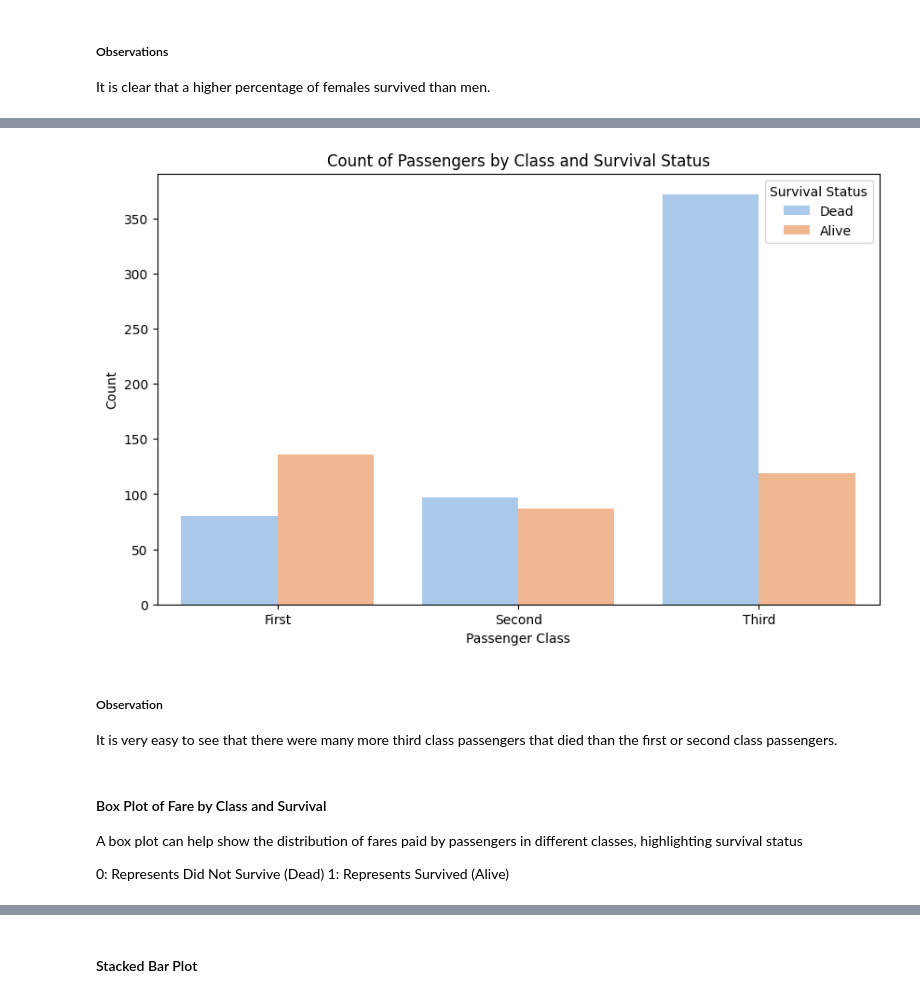
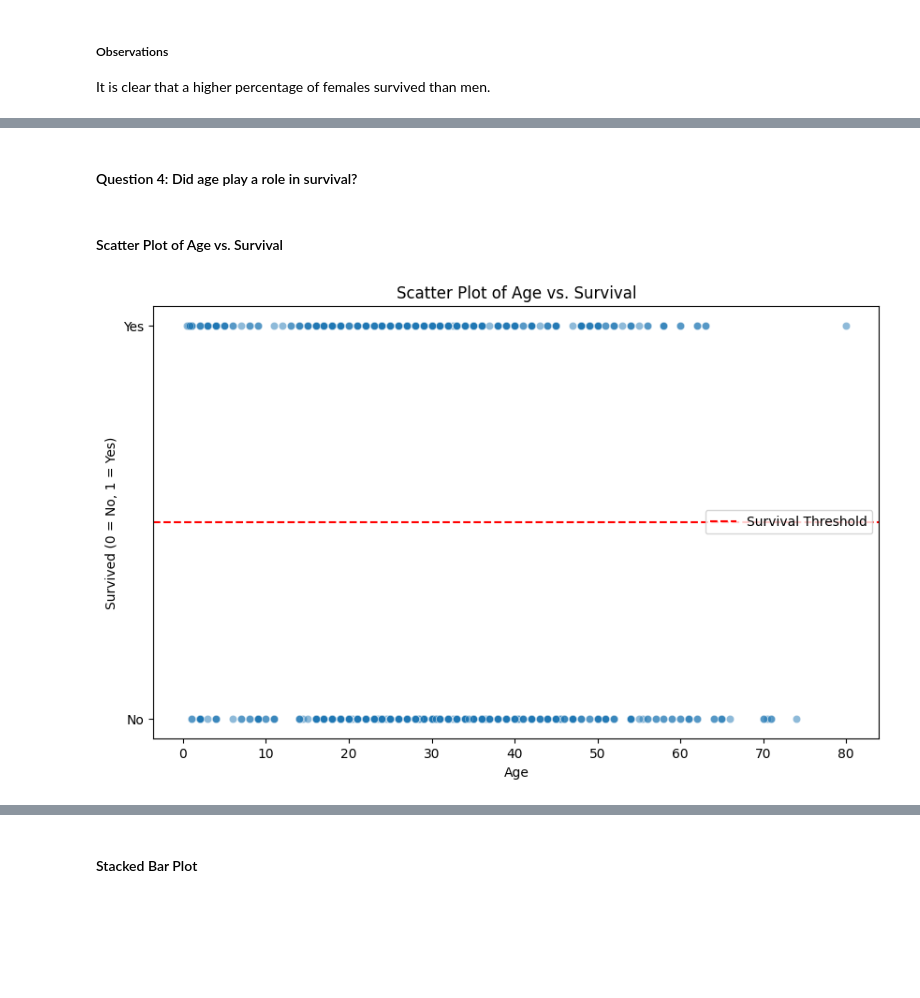
Before and after one commit to BethSpornitz/datafun-06-eda, a Jupyter notebook: bethspornitz_eda.ipynb, the cells around one changed output, grey strips where cells are left out. Saved outputs shown, nothing was run; the diff lists cells and outputs as text; code cells hidden in the pictures; blank space fills up the shorter version.

```diff
--- a/bethspornitz_eda.ipynb
+++ b/bethspornitz_eda.ipynb
@@ -425,26 +439,20 @@ It is clear that a higher percentage of females survived than men.
-# %%
-# Create a count plot
-plt.figure(figsize=(10, 6))
-ax = sns.countplot(x='class', hue='survived', data=df, palette='pastel')
-
-# Customize the plot
-plt.title('Count of Passengers by Class and Survival Status')
-plt.xlabel('Passenger Class')
-plt.ylabel('Count')
-
-# Rename legend labels
-handles, labels = ax.get_legend_handles_labels()
-ax.legend(handles, ['Dead', 'Alive'], title='Survival Status')
-
-plt.show()
-# %% [output]
-[figure, removed]
-# %% [markdown]
-##### Observation
-It is very easy to see that there were many more third class passengers that died than the first or second class passengers.
-# %% [markdown]
-#### Box Plot of Fare by Class and Survival
-A box plot can help show the distribution of fares paid by passengers in different classes, highlighting survival status
-
-0: Represents Did Not Survive (Dead)
-1: Represents Survived (Alive)
+# %% [markdown]
+#### Question 4:  Did age play a role in survival?
+# %% [markdown]
+#### Scatter Plot of Age vs. Survival
+# %%
+import pandas as pd
+import seaborn as sns
+import matplotlib.pyplot as plt
+
+plt.figure(figsize=(10, 6))
+sns.scatterplot(x='age', y='survived', data=titanic_data, alpha=0.5)
+plt.title('Scatter Plot of Age vs. Survival')
+plt.xlabel('Age')
+plt.ylabel('Survived (0 = No, 1 = Yes)')
+plt.yticks([0, 1], ['No', 'Yes'])
+plt.axhline(0.5, color='red', linestyle='--', label='Survival Threshold')
+plt.legend()
+plt.show()
+# %% [output]
+[figure, added]
```
Also changed, not shown: parts of 34 cells of this notebook, 2 other files.
